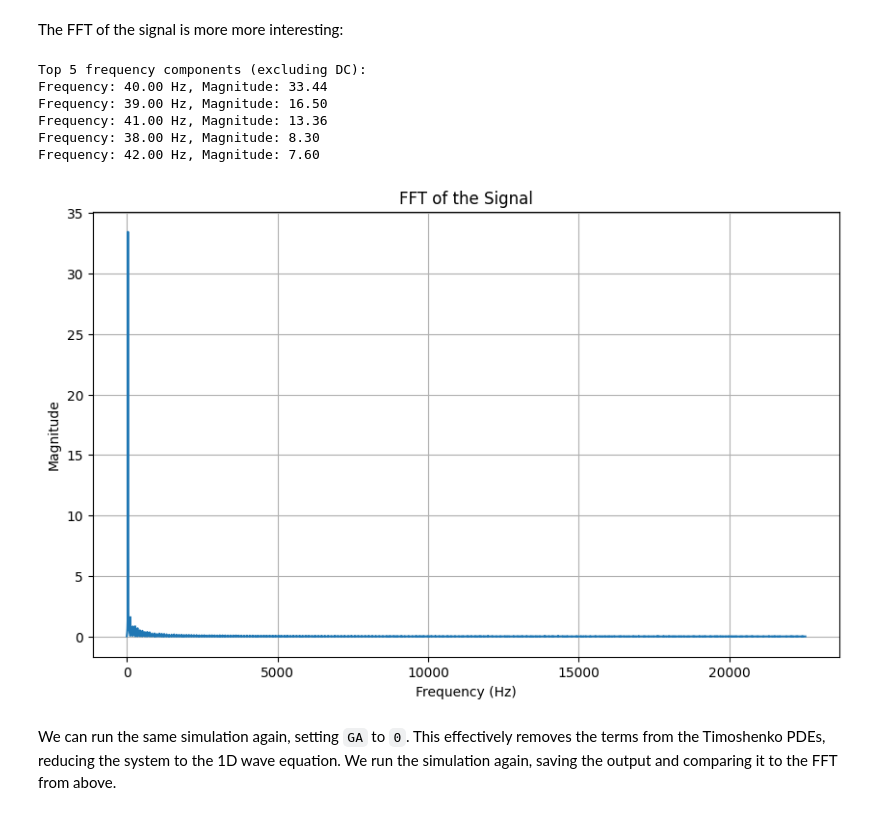
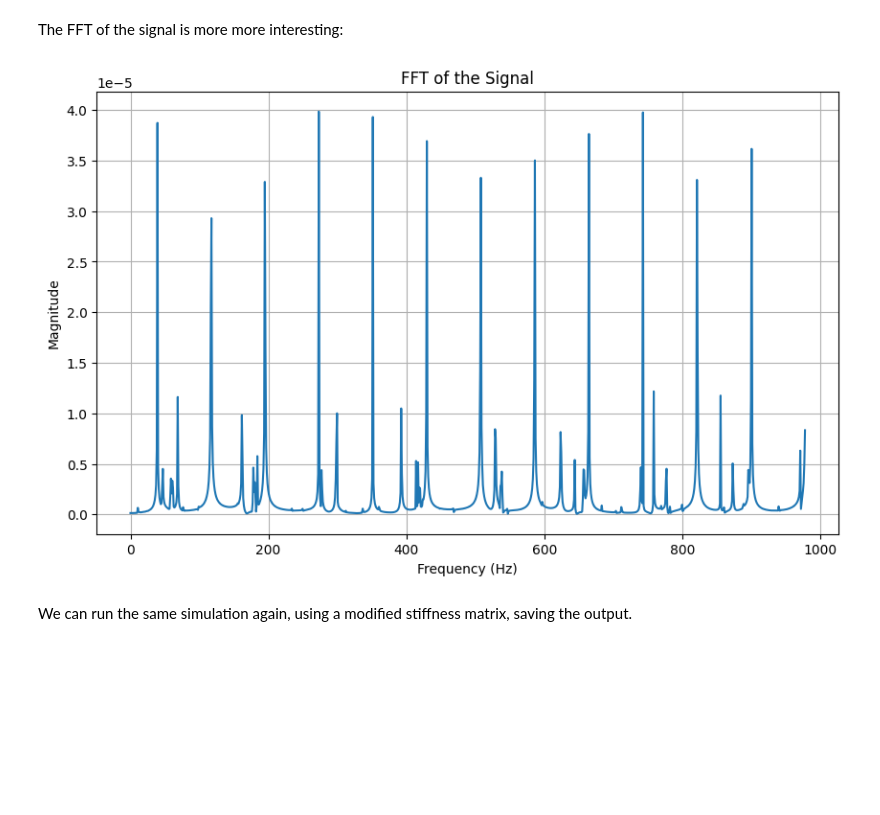
Before and after one commit to sebastian-stubenvoll/wgpu-string-fdm, a Jupyter notebook: Simluations.ipynb, the cells around one changed output. Drawn from its saved outputs; the diff is of its cells as text; code cells hidden in the pictures; blank space fills up the shorter version.

```diff
--- a/Simluations.ipynb
+++ b/Simluations.ipynb
@@ -13,3 +13,5 @@ Thus the total number of calculations is `node_count * chunk_size * oversampling
 node_count = 2048
 chunk_size = 1024
 oversampling_factor = 128
+
+sampling_rate = 44100
@@ -115,10 +63,11 @@ sim.set_dx(dx)
 sim.set_dt(dt)
 sim.set_j(GA)
 sim.set_k(EI)
-sim.set_m(dt/m)
-sim.set_l(dt/rhoI)
+sim.set_m(m)
+sim.set_l(rhoI)
 sim.set_n(F_T)
-sim.set_o(0.999999999)
+sim.set_o(0.999999999)        # dampening factor
+sim.set_p(0.0)                # theta
 # %% [markdown]
 Given a chunk size and an effective time delta (including the oversampling factor), we can calculate the amount of required compute invocations:
 # %%
@@ -188,39 +102,23 @@ plt.show()
 # %% [markdown]
 The FFT of the signal is more more interesting:
+# %%
+def plot_ffts(lists, max_range):
+    plt.figure(figsize=(10, 6))
+    plt.title('FFT of the Signal')
+    plt.xlabel('Frequency (Hz)')
+    plt.ylabel('Magnitude')
+    plt.grid(True)
+    for displacements in lists:
+        fft_result = np.fft.fft(displacements)
+        fft_magnitude = np.abs(fft_result)[:len(fft_result)//2]  # Take only the positive frequencies
+        freqs = np.fft.fftfreq(len(result), 1 / sampling_rate)[:len(fft_result)//2]
+        plt.plot(freqs[:max_range], fft_magnitude[:max_range])
 # %%
-sr = invocations * chunk_size / T
-# Perform FFT
-fft_result = np.fft.fft(displacements)
-fft_magnitude = np.abs(fft_result)[:len(fft_result)//2]  # Take only the positive frequencies
-freqs = np.fft.fftfreq(len(result), 1 / sr)[:len(fft_result)//2]
-
-# Plot
-plt.figure(figsize=(10, 6))
-plt.plot(freqs, fft_magnitude)
-plt.title('FFT of the Signal')
-plt.xlabel('Frequency (Hz)')
-plt.ylabel('Magnitude')
-plt.grid(True)
-
-nonzero_indices = np.where(freqs > 0)
-top_indices = np.argsort(fft_magnitude[nonzero_indices])[::-1][:5]
-top_freqs = freqs[nonzero_indices][top_indices]
-top_magnitudes = fft_magnitude[nonzero_indices][top_indices]
-
-print("Top 5 frequency components (excluding DC):")
-for f, m in zip(top_freqs, top_magnitudes):
-    print(f"Frequency: {f:.2f} Hz, Magnitude: {m:.2f}")
+plot_ffts([displacements], 1000)
 # %% [output]
-Top 5 frequency components (excluding DC):
-Frequency: 40.00 Hz, Magnitude: 33.44
-Frequency: 39.00 Hz, Magnitude: 16.50
-Frequency: 41.00 Hz, Magnitude: 13.36
-Frequency: 38.00 Hz, Magnitude: 8.30
-Frequency: 42.00 Hz, Magnitude: 7.60
-[figure, old version]
+[figure, new version]
 # %% [markdown]
-We can run the same simulation again, setting `GA` to `0`. This effectively removes the terms from the Timoshenko PDEs, reducing the system to the 1D wave equation.
-We run the simulation again, saving the output and comparing it to the FFT from above.
+We can run the same simulation again, using a modified stiffness matrix, saving the output.
 # %%
 # Initialize simulation
 sim = fdm.Simulation(nodes, chunk_size, oversampling_factor)
```
Also changed, not shown: parts of 20 cells of this notebook, 3 other files.
